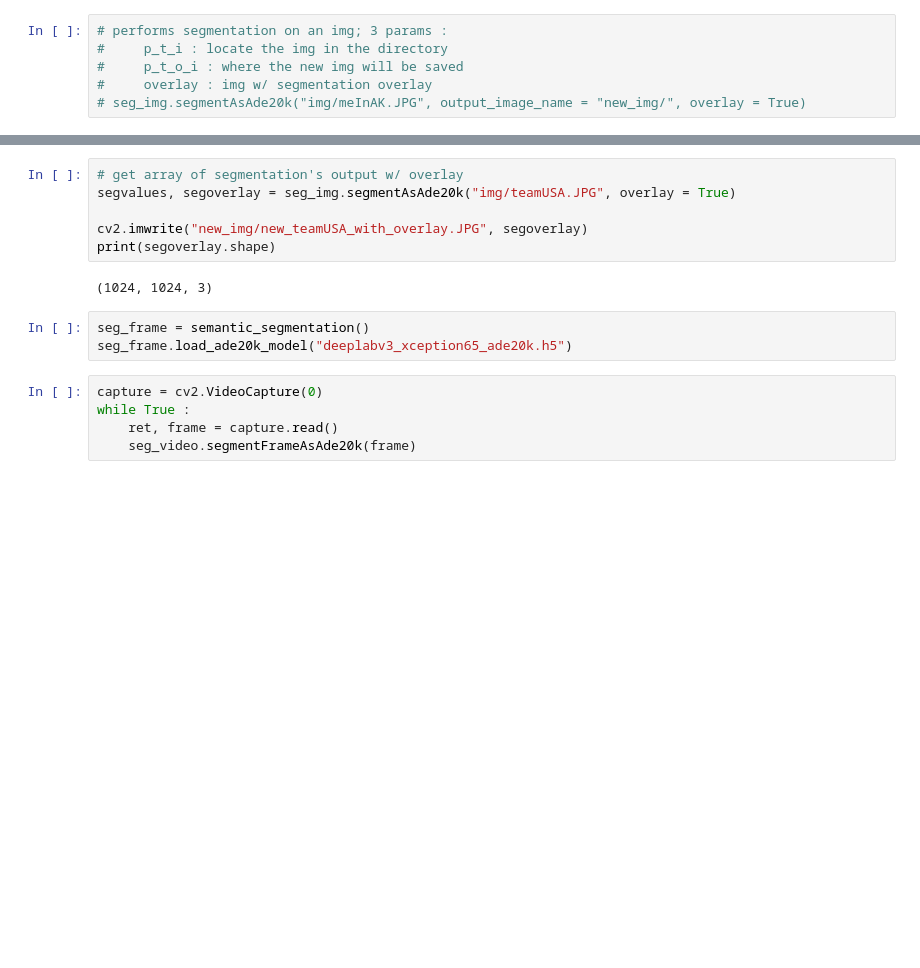
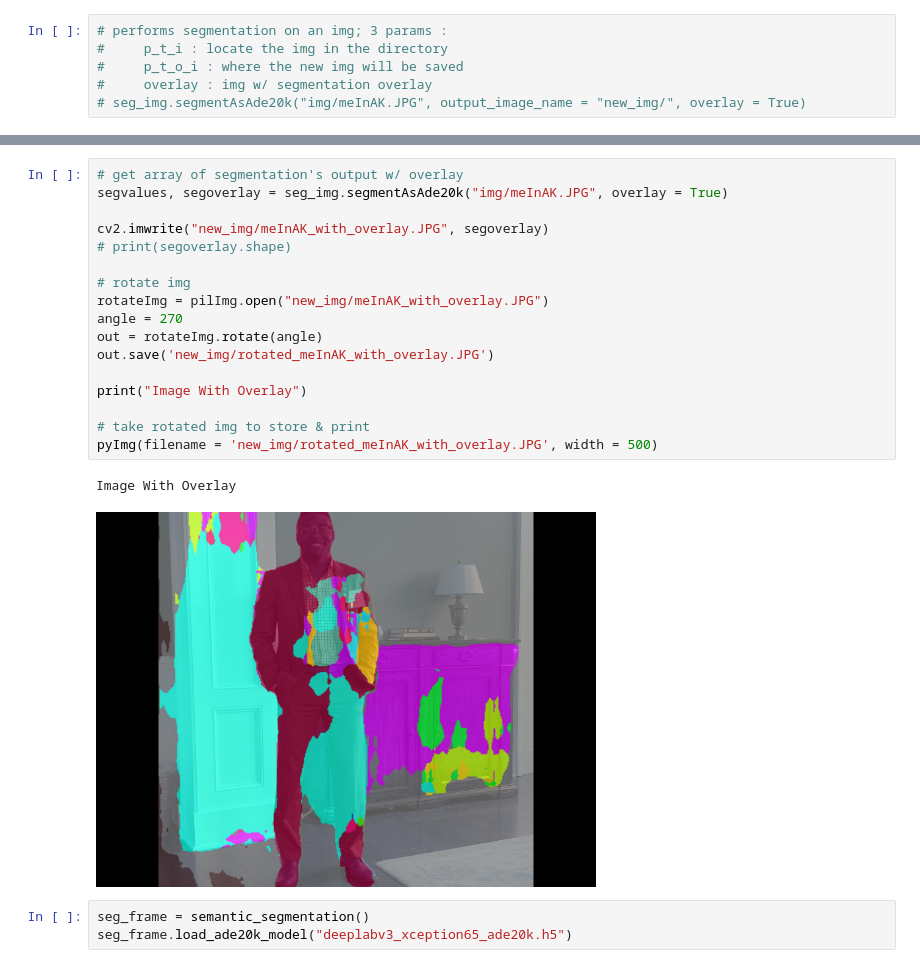
Before and after one commit to Brinkley97/sem_seg_pxLib_ade20k, a Jupyter notebook: main.ipynb, the cells around one changed output, grey strips where cells are left out. Saved outputs shown, nothing was run; the diff lists cells and outputs as text; blank space fills up the shorter version.

```diff
--- a/main.ipynb
+++ b/main.ipynb
@@ -28,16 +93,23 @@ print(output.shape)
 # %%
 # get array of segmentation's output w/ overlay
-segvalues, segoverlay = seg_img.segmentAsAde20k("img/teamUSA.JPG", overlay = True)
+segvalues, segoverlay = seg_img.segmentAsAde20k("img/meInAK.JPG", overlay = True)
 
-cv2.imwrite("new_img/new_teamUSA_with_overlay.JPG", segoverlay)
-print(segoverlay.shape)
+cv2.imwrite("new_img/meInAK_with_overlay.JPG", segoverlay)
+# print(segoverlay.shape)
+
+# rotate img
+rotateImg = pilImg.open("new_img/meInAK_with_overlay.JPG")
+angle = 270
+out = rotateImg.rotate(angle)
+out.save('new_img/rotated_meInAK_with_overlay.JPG')
+
+print("Image With Overlay")
+
+# take rotated img to store & print
+pyImg(filename = 'new_img/rotated_meInAK_with_overlay.JPG', width = 500)
 # %% [output]
-(1024, 1024, 3)
+Image With Overlay
+[figure, added]
 # %%
 seg_frame = semantic_segmentation()
 seg_frame.load_ade20k_model("deeplabv3_xception65_ade20k.h5")
-# %%
-capture = cv2.VideoCapture(0)
-while True :
-    ret, frame = capture.read()
-    seg_video.segmentFrameAsAde20k(frame)
```
Also changed, not shown: parts of 6 cells of this notebook, 6 other files.
